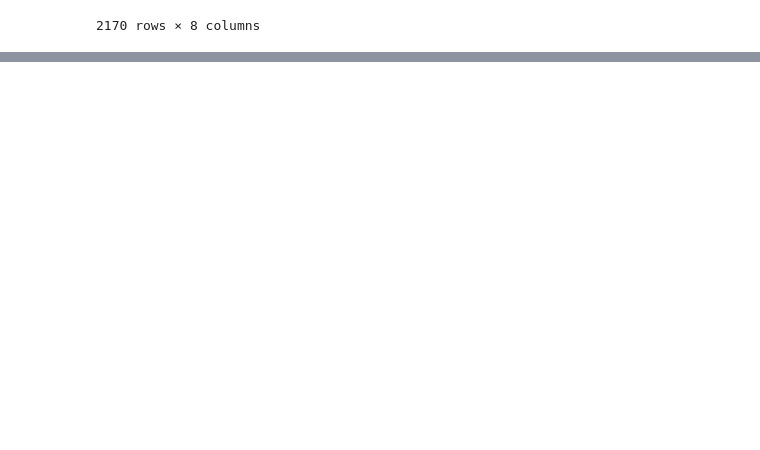
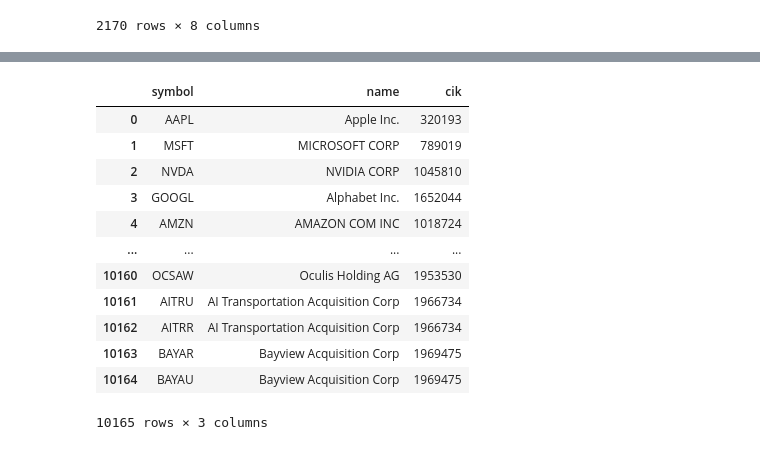
Before and after one commit to omdgit/Plotly-Dashboards-with-Dash, a Jupyter notebook: 2-16-UpdatingGraphsInteractively/updating.ipynb, the cells around one changed output, grey strips where cells are left out. Saved outputs shown, nothing was run; the diff lists cells and outputs as text; code cells hidden in the pictures; blank space fills up the shorter version.

```diff
--- a/2-16-UpdatingGraphsInteractively/updating.ipynb
+++ b/2-16-UpdatingGraphsInteractively/updating.ipynb
@@ -263,0 +397,16 @@ df_apple
+# %%
+from openbb import obb
+import pandas as pd
+import datetime
+import os
+from matplotlib import pyplot as plt
+
+pd.options.display.max_columns = None
+biz_token_api_key = os.getenv('X_RAPID_API_KEY')
+open_bb_api_key = os.getenv('OPEN_BB_API_KEY')
+openbb.account.login(pat=open_bb_api_key)
+openbb.account.save()
+
+# Get the price of a stock
+quote_data = obb.equity.price.quote(symbol="AAPL", provider="yfinance")
+quote_data.to_dataframe()
@@ -263,0 +440,17 @@ df_apple
+# %%
+all_companies = obb.equity.search("", provider="sec")
+all_companies.to_dataframe()
+# %% [output]
+|  | symbol | name | cik |
+| 0 | AAPL | Apple Inc. | 320193 |
+| 1 | MSFT | MICROSOFT CORP | 789019 |
+| 2 | NVDA | NVIDIA CORP | 1045810 |
+| 3 | GOOGL | Alphabet Inc. | 1652044 |
+| 4 | AMZN | AMAZON COM INC | 1018724 |
+| ... | ... | ... | ... |
+| 10160 | OCSAW | Oculis Holding AG | 1953530 |
+| 10161 | AITRU | AI Transportation Acquisition Corp | 1966734 |
+| 10162 | AITRR | AI Transportation Acquisition Corp | 1966734 |
+| 10163 | BAYAR | Bayview Acquisition Corp | 1969475 |
+| 10164 | BAYAU | Bayview Acquisition Corp | 1969475 |
+10165 rows × 3 columns
```
Also changed, not shown: parts of 24 cells of this notebook, 1 other file.
